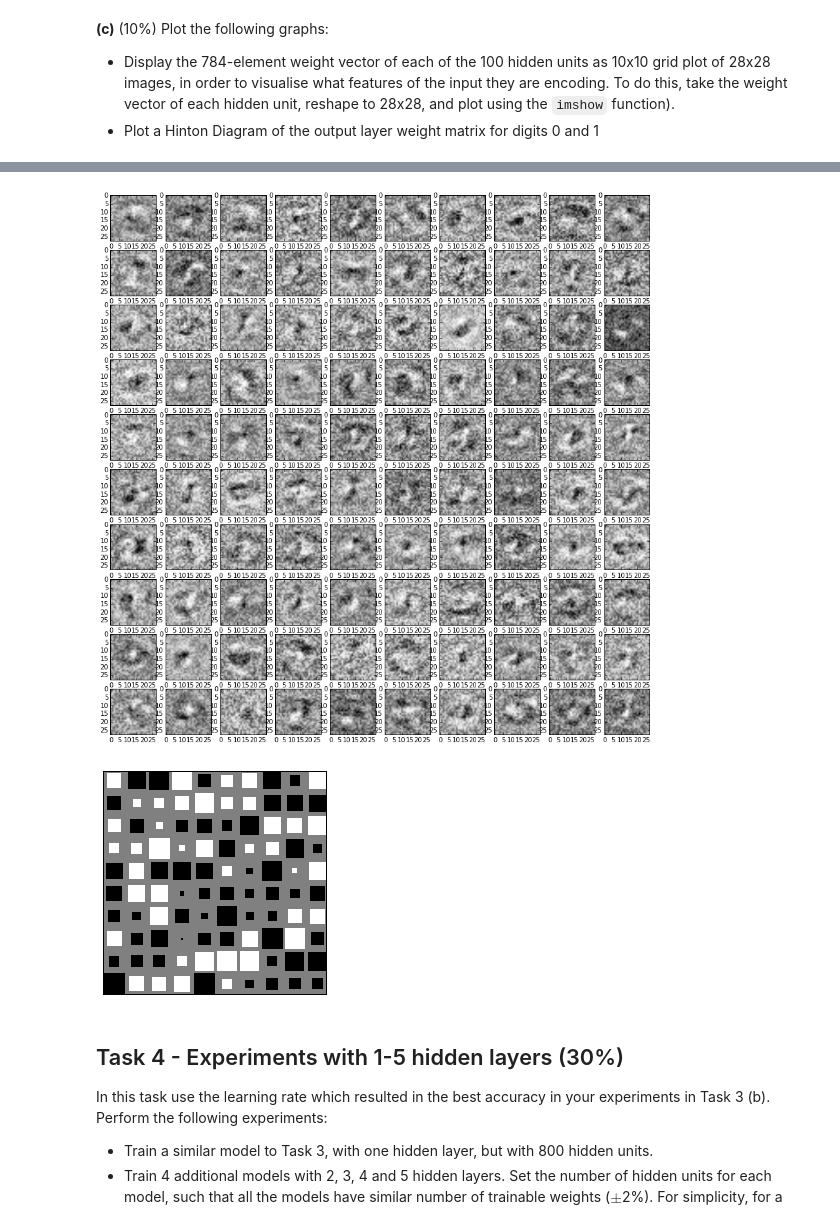
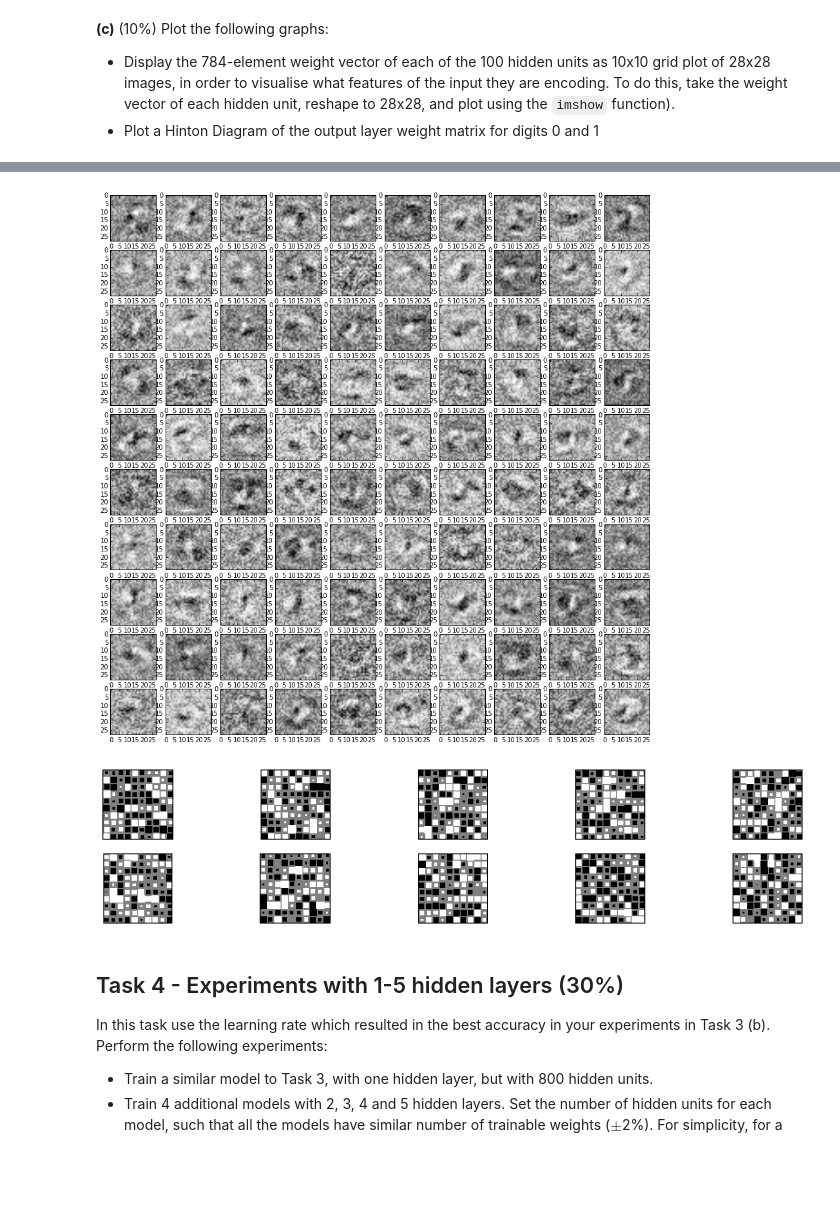
Before and after one commit to SamDavies/Convolutional-Neural-Network, a Jupyter notebook: 03_MLP_Coursework1.ipynb, the cells around one changed output, grey strips where cells are left out. Cells and saved outputs as stored; diff of their text form; code cells hidden in the pictures; blank space fills up the shorter version.

```diff
--- a/03_MLP_Coursework1.ipynb
+++ b/03_MLP_Coursework1.ipynb
@@ -285,7 +327,7 @@ model = MLP(cost=cost)
 model.add_layer(Sigmoid(idim=784, odim=100, rng=rng))
 model.add_layer(Softmax(idim=100, odim=10, rng=rng))
 
-lr_scheduler = LearningRateFixed(learning_rate=0.5, max_epochs=2)
+lr_scheduler = LearningRateFixed(learning_rate=0.5, max_epochs=30)
 optimiser = SGDOptimiser(lr_scheduler=lr_scheduler)
 
 logger.warning('Initialising data providers...')
@@ -302,40 +344,21 @@ logger.warning('MNIST test set accuracy is %.2f %% (cost is %.3f)' % (accuracy *
 sigmoid_weights = model.layers[0].W
 fig, axis_array = plt.subplots(10, 10, figsize=(15, 15))
 
-for i in xrange(0, 10):
-    for j in xrange(0, 10):
+for i in xrange(10):
+    for j in xrange(10):
         k = i * 10 + j
         inputs_of_hidden_unit = numpy.array([input_unit[k] for input_unit in sigmoid_weights])
         axis_array[i, j].imshow(inputs_of_hidden_unit.reshape(28, 28), cmap=cm.Greys_r)
 plt.show()
 
-
-def hinton(matrix, max_weight=None, ax=None):
-    """ Draw Hinton diagram for visualizing a weight matrix """
-    ax = ax if ax is not None else plt.gca()
-
-    if not max_weight:
-        max_weight = 2 ** numpy.ceil(numpy.log(numpy.abs(matrix).max()) / numpy.log(2))
-
-    ax.patch.set_facecolor('gray')
-    ax.set_aspect('equal', 'box')
-    ax.xaxis.set_major_locator(plt.NullLocator())
-    ax.yaxis.set_major_locator(plt.NullLocator())
-
-    for (x, y), w in numpy.ndenumerate(matrix):
-        color = 'white' if w > 0 else 'black'
-        size = numpy.sqrt(numpy.abs(w))
-        rect = plt.Rectangle([x - size / 2, y - size / 2], size, size,
-                             facecolor=color, edgecolor=color)
-        ax.add_patch(rect)
-
-    ax.autoscale_view()
-    ax.invert_yaxis()
-
-
-softmax_weights = model.layers[1].W
-inputs_of_top_unit = numpy.array([input_unit[0] for input_unit in softmax_weights])
-hinton(inputs_of_top_unit.reshape(10, 10))
+# extract the input weights for each softmax unit and show as a hinton diagram
+fig2, axis_array2 = plt.subplots(2, 5, figsize=(15, 10))
+for i in xrange(2):
+    for j in xrange(5):
+        digit = i * 5 + j
+        softmax_weights = model.layers[1].W
+        inputs_of_top_unit = numpy.array([input_unit[digit] for input_unit in softmax_weights])
+        hinton(inputs_of_top_unit.reshape(10, 10), ax=axis_array2[i, j])
 plt.show()
 # %% [output]
 WARNING:root:Initialising data providers...
@@ -343,5 +366,5 @@ WARNING:root:MNIST test set accuracy is 92.97 % (cost is 0.245)
-[figure, old version]
+[figure, new version]
-[figure, old version]
+[figure, new version]
 # %% [markdown]
 ## Task 4 - Experiments with 1-5 hidden layers (30%)
 
```
Also changed, not shown: parts of 4 cells of this notebook, 2 other files.
